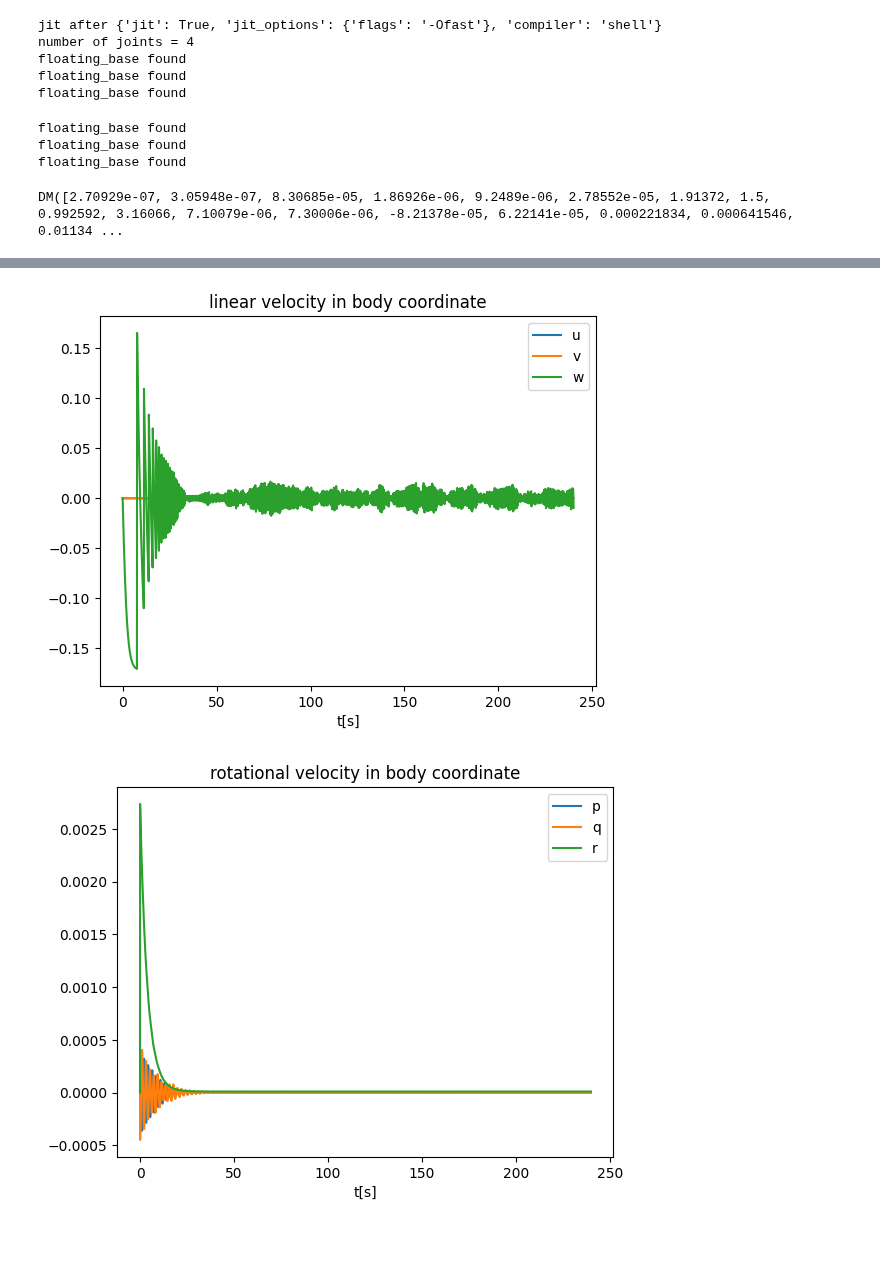
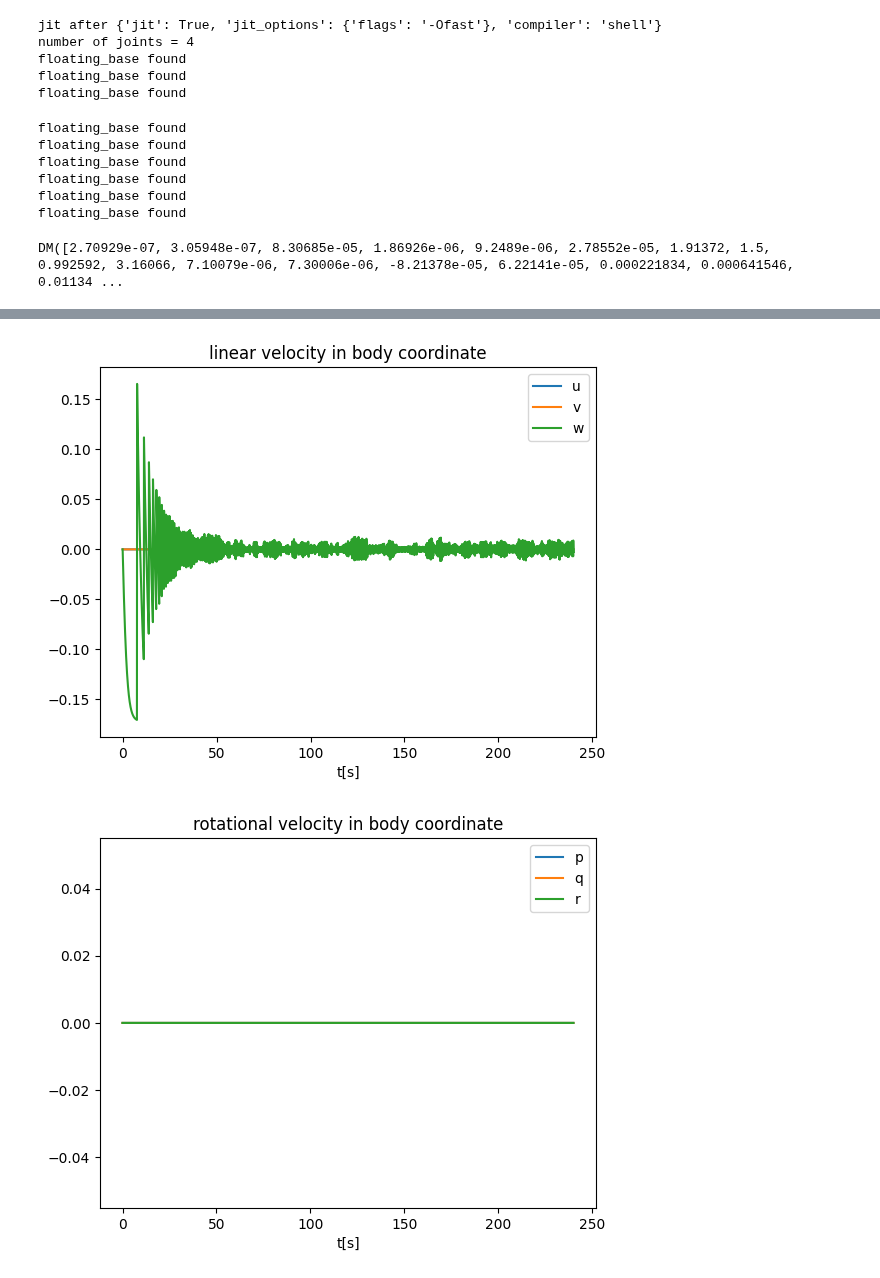
Before and after one commit to edxmorgan/diff_uvms, a Jupyter notebook: usage/example/uvms_forward_dynamics.ipynb, the cells around one changed output, grey strips where cells are left out. Saved outputs shown, nothing was run; the diff lists cells and outputs as text; code cells hidden in the pictures; blank space fills up the shorter version.

Commit message:
conditional function instances of decoupled and coupled

```diff
--- a/usage/example/uvms_forward_dynamics.ipynb
+++ b/usage/example/uvms_forward_dynamics.ipynb
@@ -6,14 +6,3 @@ number of joints = 4
 floating_base found
 floating_base found
 floating_base found
-# %%
-# forward dynamics of uvms
-x_next, states, u, dt, q_min, q_max, parameters, base_T  = rig_dyn.forward_dynamics(gravity=9.81,
-                                                                                                        floating_base_id=tau_F,
-                                                                                                          floating_base_bias_f=b_F ,
-                                                                                                          J_uv = J_uv,
-                                                                                                          coupled=True)
-# %% [output]
-floating_base found
-floating_base found
-floating_base found
@@ -22,3 +9,33 @@ x_next_eval = cs.Function('UVMSnext', [states, u, dt, parameters, base_T ,q_min,
+# %%
+# conditional function instances
+# coupled forward dynamics of uvms
+x_next_coupled, states, u, dt, q_min, q_max, parameters, base_T  = rig_dyn.forward_dynamics(gravity=9.81,
+                                                                                    floating_base_id=tau_F,
+                                                                                    floating_base_bias_f=b_F ,
+                                                                                    J_uv = J_uv,
+                                                                                    coupled=True)
+x_next_coupled_eval = cs.Function('UVMSnext_coupled', [states, u, dt, parameters, base_T ,q_min, q_max], [x_next_coupled])
+
+
+# decoupled forward dynamics of uvms
+x_next_decoupled, states, u, dt, q_min, q_max, parameters, base_T  = rig_dyn.forward_dynamics(gravity=9.81,
+                                                                                    floating_base_id=tau_F,
+                                                                                    floating_base_bias_f=b_F ,
+                                                                                    J_uv = J_uv,
+                                                                                    coupled=False)
+
+x_next_decoupled_eval = cs.Function('UVMSnext_decoupled', [states, u, dt, parameters, base_T ,q_min, q_max], [x_next_decoupled])
+
+
+
+UVMSnext_use_coupled = cs.Function.if_else('UVMSnext_use_coupled', x_next_coupled_eval, x_next_decoupled_eval)
+# %% [output]
+floating_base found
+floating_base found
+floating_base found
+floating_base found
+floating_base found
+floating_base found
 # %%
 # # c , cpp or matlab code generation for forward dynamics
 # x_next_eval.generate("x_next_eval.c")
@@ -31,7 +48,7 @@ x_next_eval(st_x0, u0, alpha.delta_t, alpha.sim_p, alpha.base_T0, alpha.joint_mi
 # %% [output]
 DM([2.70929e-07, 3.05948e-07, 8.30685e-05, 1.86926e-06, 9.2489e-06, 2.78552e-05, 1.91372, 1.5, 0.992592, 3.16066, 7.10079e-06, 7.30006e-06, -8.21378e-05, 6.22141e-05, 0.000221834, 0.000641546, 0.01134 ...
 # %%
-sim = x_next_eval.mapaccum(alpha.N)
+sim = x_next_decoupled_eval.mapaccum(alpha.N)
 x0 = np.array([0, 0, 1, 0, 0, 0, 0.0, 1.5, 0.05, 0.0, 0, 0, 0, 0, 0, 0, 0, 0, 0, 0]) #x y z r p y q0 q1 q2 q3 u v w p q r qd0 qd1 qd2 qd3 qd4
 u0 = np.array([0, 0.0, 0, 0, 0, 0, 0.1, 0, 0, 0])
 res = sim(x0, u0, alpha.delta_t, alpha.sim_p,  alpha.base_T0, alpha.joint_min, alpha.joint_max)
@@ -83,3 +100,3 @@ plt.show()
 [figure]
-[figure, old version]
+[figure, new version]
-[figure, old version]
+[figure, new version]
```
Also changed, not shown: parts of 3 cells of this notebook.
